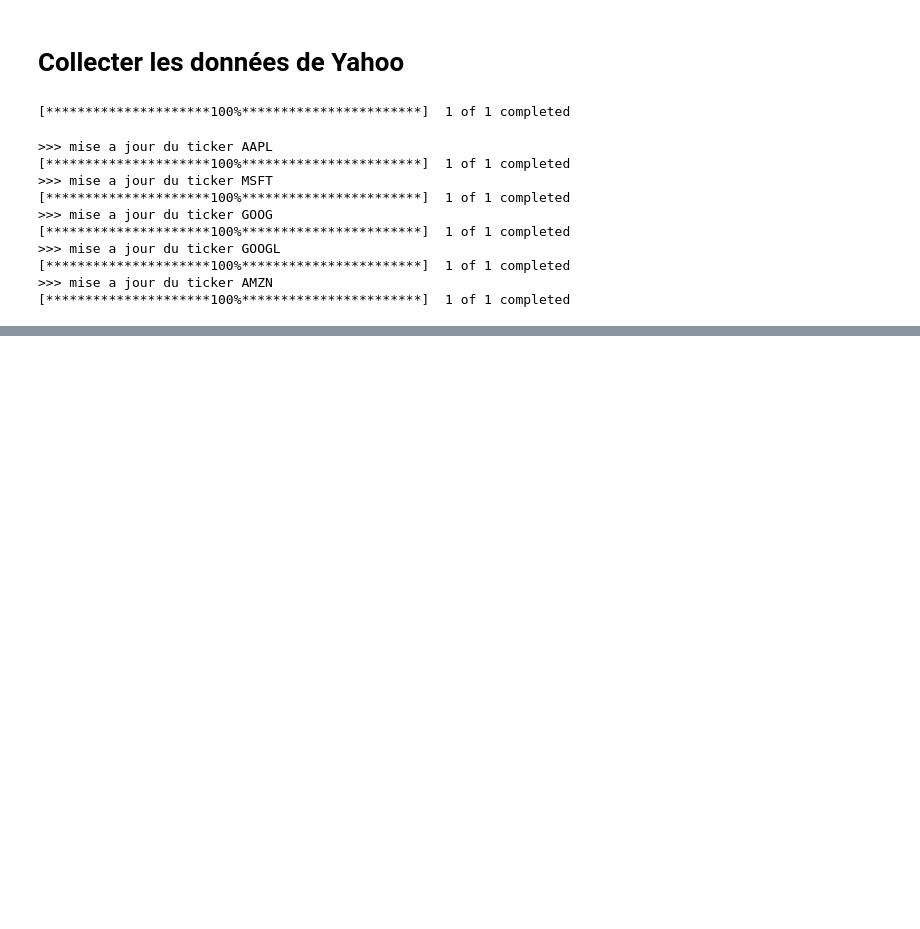
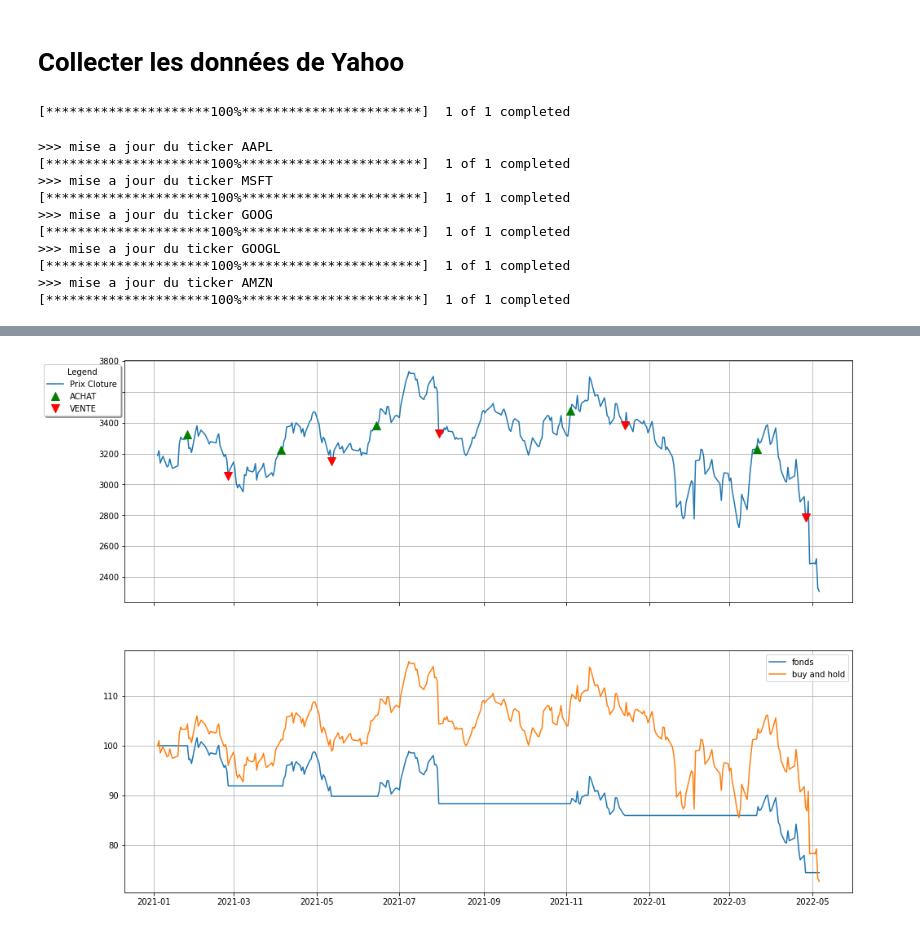
Before and after one commit to antoinebarre/grisbi-dev, a Jupyter notebook: test_manipulation_stock.ipynb, the cells around one changed output, grey strips where cells are left out. Saved outputs shown, nothing was run; the diff lists cells and outputs as text; code cells hidden in the pictures; blank space fills up the shorter version.

```diff
--- a/test_manipulation_stock.ipynb
+++ b/test_manipulation_stock.ipynb
@@ -35,5 +35,5 @@ df.tail()
 # %%
-df = grisbi.load_data_from_csv("GE")
+df = grisbi.load_data_from_csv("AMZN")
 #grisbi.plot_stock(df.loc["2022"],currency="USD",title=grisbi.get_stockName("GE"))
 #grisbi.plot_candlestick(df.loc["2022"],currency="USD",title=grisbi.get_stockName("GE"))
 # %%
@@ -48,0 +41,5 @@ grisbi.plot_candlestick(df)
+# %%
+strategie_tortue = lambda x: grisbi.strategie_tortue(x)
+dt = grisbi.backtest(df,strategie=strategie_tortue, startDate="2021-01-01")
+# %% [output]
+[figure, added]
```
Also changed, not shown: parts of 8 cells of this notebook, 1 other file.
